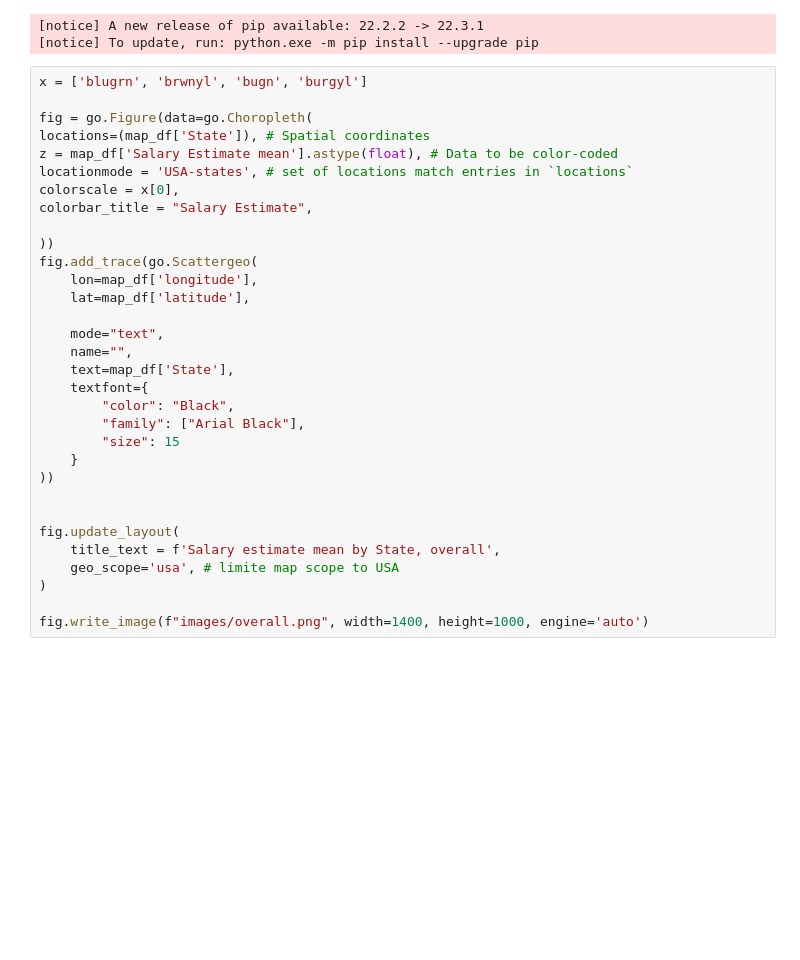
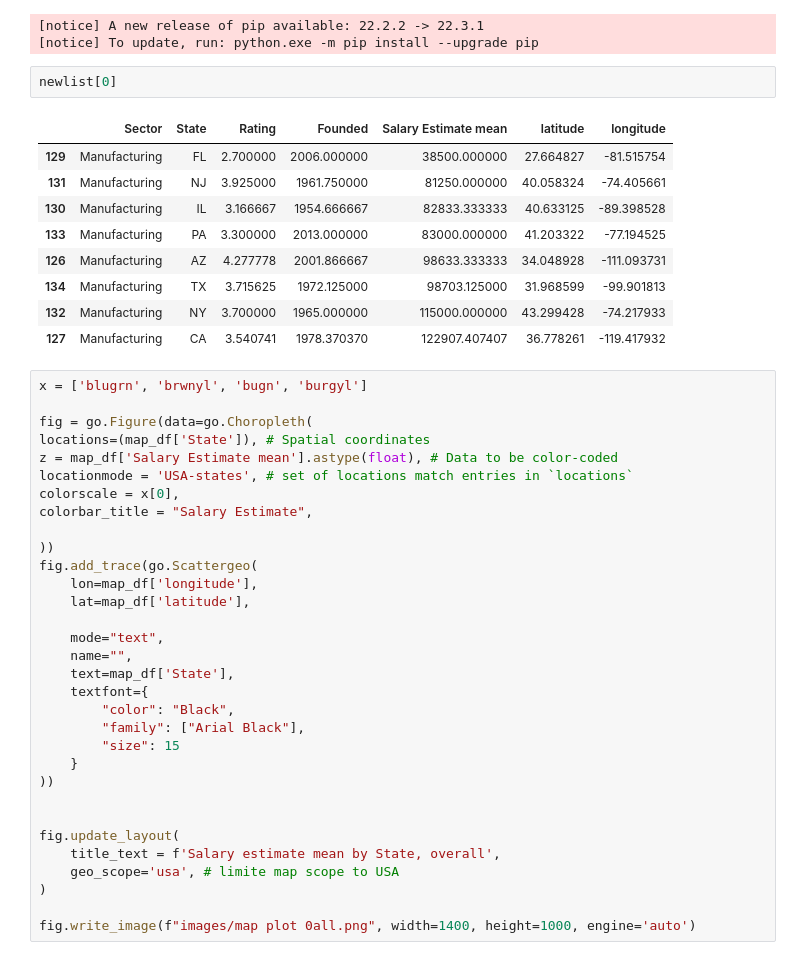
Before and after one commit to Hanuro/data-engineer-jobs-analysis, a Jupyter notebook: research/assets/dataviz/data_engineer.ipynb, the cells around one changed output. Drawn from its saved outputs; the diff is of its cells as text; blank space fills up the shorter version.

Commit message:
Sector update
Updated sector for barplots and map plots and png saving in images

```diff
--- a/research/assets/dataviz/data_engineer.ipynb
+++ b/research/assets/dataviz/data_engineer.ipynb
@@ -541,6 +541,18 @@ for i in randomlist:
 Requirement already satisfied: kaleido==0.1.0post1 in c:\users\lenovo\appdata\local\programs\python\python310\lib\site-packages (0.1.0.post1)
 [notice] A new release of pip available: 22.2.2 -> 22.3.1
 [notice] To update, run: python.exe -m pip install --upgrade pip
+# %%
+newlist[0]
+# %% [output]
+|  | Sector | State | Rating | Founded | Salary Estimate mean | latitude | longitude |
+| 129 | Manufacturing | FL | 2.700000 | 2006.000000 | 38500.000000 | 27.664827 | -81.515754 |
+| 131 | Manufacturing | NJ | 3.925000 | 1961.750000 | 81250.000000 | 40.058324 | -74.405661 |
+| 130 | Manufacturing | IL | 3.166667 | 1954.666667 | 82833.333333 | 40.633125 | -89.398528 |
+| 133 | Manufacturing | PA | 3.300000 | 2013.000000 | 83000.000000 | 41.203322 | -77.194525 |
+| 126 | Manufacturing | AZ | 4.277778 | 2001.866667 | 98633.333333 | 34.048928 | -111.093731 |
+| 134 | Manufacturing | TX | 3.715625 | 1972.125000 | 98703.125000 | 31.968599 | -99.901813 |
+| 132 | Manufacturing | NY | 3.700000 | 1965.000000 | 115000.000000 | 43.299428 | -74.217933 |
+| 127 | Manufacturing | CA | 3.540741 | 1978.370370 | 122907.407407 | 36.778261 | -119.417932 |
 # %%
 x = ['blugrn', 'brwnyl', 'bugn', 'burgyl']
 
@@ -572,7 +584,7 @@ fig.update_layout(
     geo_scope='usa', # limite map scope to USA
 )
 
-fig.write_image(f"images/overall.png", width=1400, height=1000, engine='auto')
+fig.write_image(f"images/map plot 0all.png", width=1400, height=1000, engine='auto')
 # %%
 x = ['blugrn', 'brwnyl', 'bugn', 'burgyl']
 for i in newlist:
```
Also changed, not shown: parts of 6 cells of this notebook, 53 other files.
